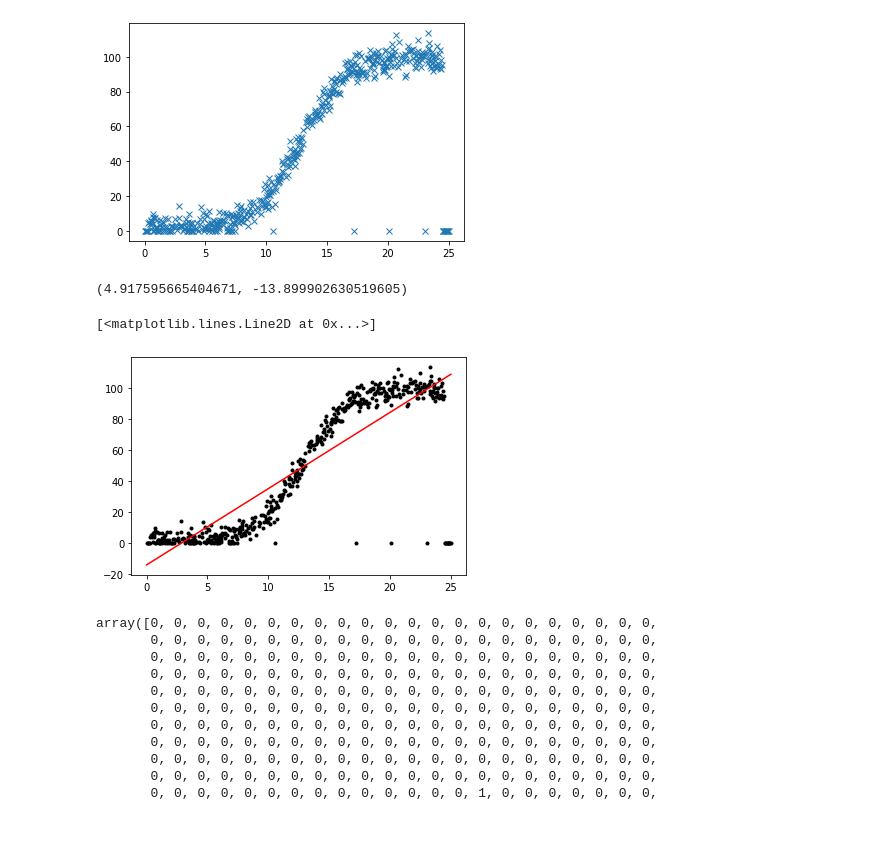
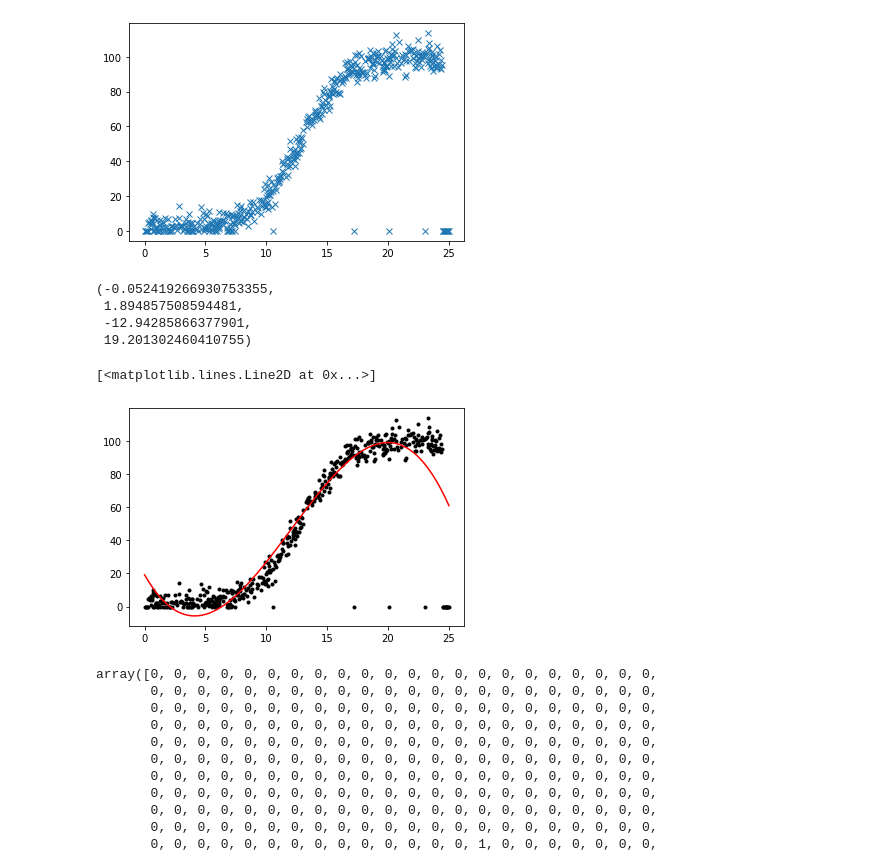
Before and after one commit to MrSkillage/Wind-Turbine-Power-Production, a Jupyter notebook: Jupyter_Notebooks/Wind_Turbines.ipynb, the cells around one changed output. Drawn from its saved outputs; the diff is of its cells as text; code cells hidden in the pictures; blank space fills up the shorter version.

```diff
--- a/Jupyter_Notebooks/Wind_Turbines.ipynb
+++ b/Jupyter_Notebooks/Wind_Turbines.ipynb
@@ -59,17 +59,20 @@ plt.show()
 # %% [output]
 [figure]
 # %%
-m, c = np.polyfit(x, y, 1)
+a, b, c, d = np.polyfit(x, y, 3)
-# %%
-m, c
-# %% [output]
-(4.917595665404671, -13.899902630519605)
+# %%
+a, b, c, d
+# %% [output]
+(-0.052419266930753355,
+ 1.894857508594481,
+ -12.94285866377901,
+ 19.201302460410755)
 # %%
 plt.plot(x, y, 'k.')
-plt.plot(x, (m*x+c), 'r-')
+plt.plot(x, ((a*x*x*x) + (b*x*x) + (c*x) + d), 'r-')
 # %% [output]
 [<matplotlib.lines.Line2D at 0x...>]
-[figure, old version]
+[figure, new version]
 # %%
 kmeans = skcl.KMeans(n_clusters=2, random_state=0).fit(data)
 # %%
```
Also changed, not shown: parts of 1 cell of this notebook.
